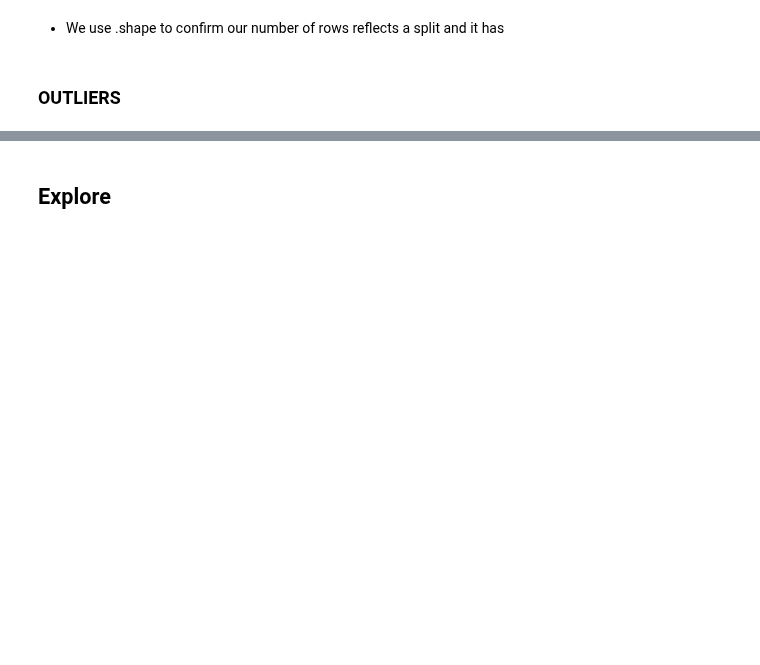
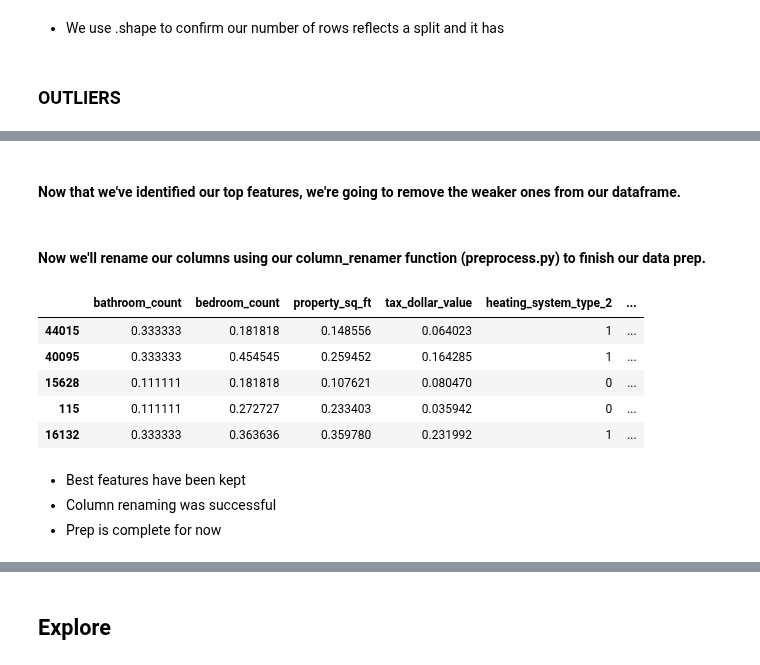
Before and after one commit to SamuelD-Data/zillow_clustering_project, a Jupyter notebook: zillow_clustering_project_notebook.ipynb, the cells around one changed output, grey strips where cells are left out. Drawn from its saved outputs; the diff is of its cells as text; code cells hidden in the pictures; blank space fills up the shorter version.

```diff
--- a/zillow_clustering_project_notebook.ipynb
+++ b/zillow_clustering_project_notebook.ipynb
@@ -605,0 +613,28 @@ rfe_ranks_df.sort_values('Rank')
+# %% [markdown]
+#### Now that we've identified our top features, we're going to remove the weaker ones from our dataframe.
+# %%
+# listing features we're keeping from RFE ranking
+kept_features = ['bathroomcnt', 'bedroomcnt', 'calculatedfinishedsquarefeet', 'taxvaluedollarcnt', 'heating_system_type_2', 'heating_system_type_7', 'heating_system_type_20', 'logerror']
+
+# assigning kept features our datasets
+train = train[kept_features]
+validate = validate[kept_features]
+test = test[kept_features]
+# %% [markdown]
+#### Now we'll rename our columns using our column_renamer function (preprocess.py) to finish our data prep.
+# %%
+# function renames various columns for readability
+column_renamer(train, validate, test)
+
+train.head()
+# %% [output]
+|  | bathroom_count | bedroom_count | property_sq_ft | tax_dollar_value | heating_system_type_2 | ... |
+| 44015 | 0.333333 | 0.181818 | 0.148556 | 0.064023 | 1 | ... |
+| 40095 | 0.333333 | 0.454545 | 0.259452 | 0.164285 | 1 | ... |
+| 15628 | 0.111111 | 0.181818 | 0.107621 | 0.080470 | 0 | ... |
+| 115 | 0.111111 | 0.272727 | 0.233403 | 0.035942 | 0 | ... |
+| 16132 | 0.333333 | 0.363636 | 0.359780 | 0.231992 | 1 | ... |
+# %% [markdown]
+- Best features have been kept
+- Column renaming was successful
+- Prep is complete for now
```
Also changed, not shown: parts of 77 cells of this notebook.
